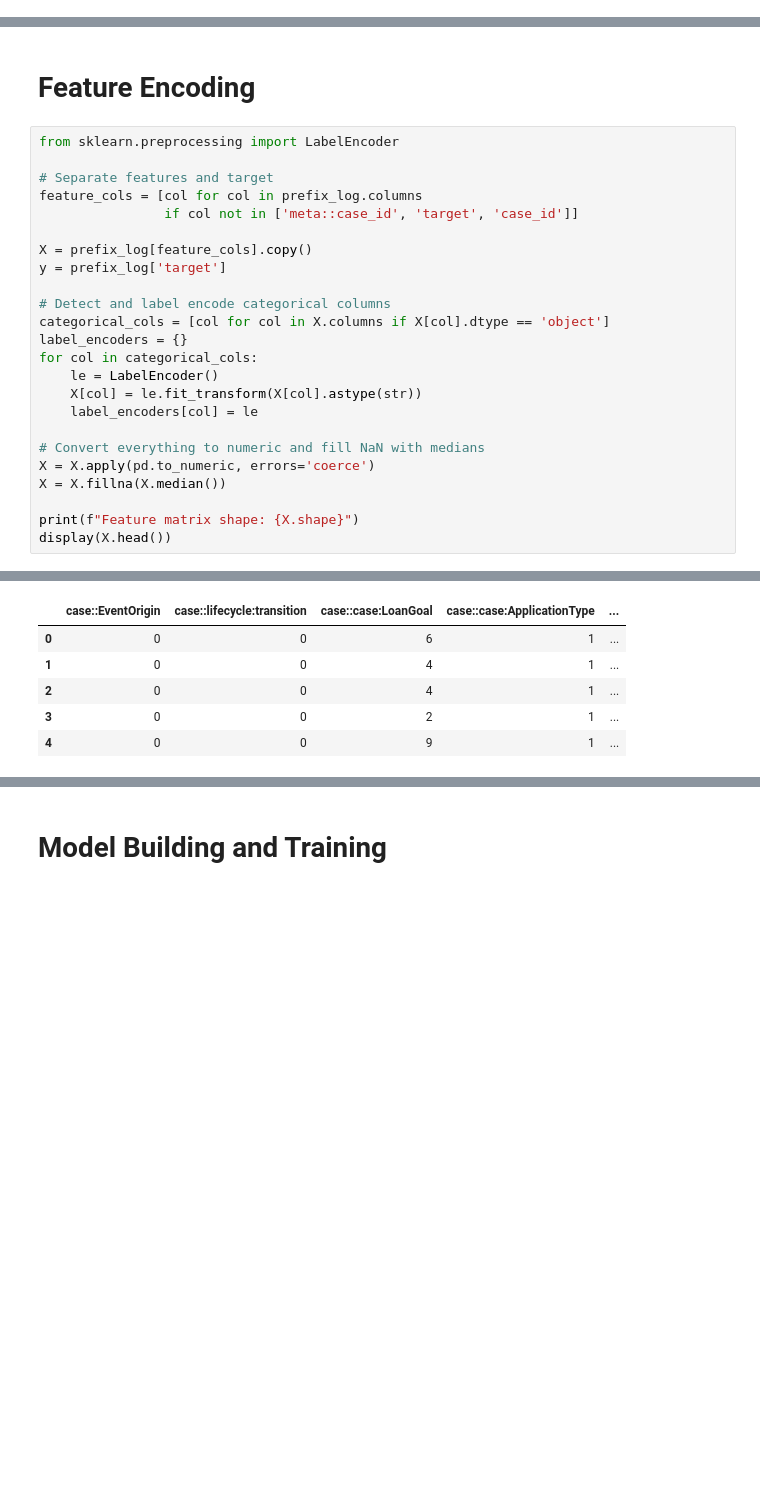
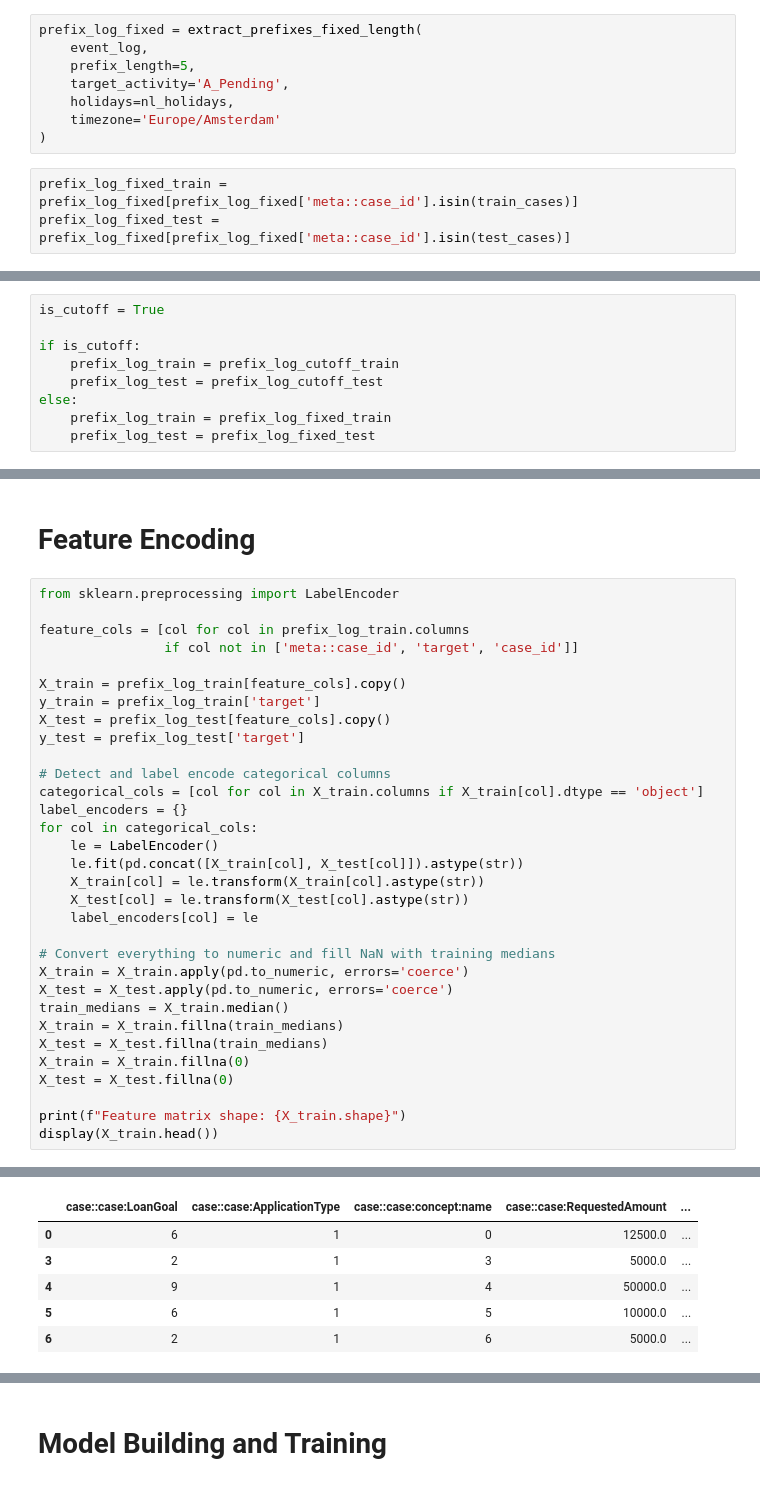
Before and after one commit to samuellukaswidmer/Bachelors-Thesis, a Jupyter notebook: predictive_monitoring_bpic17.ipynb, the cells around one changed output, grey strips where cells are left out. Cells and saved outputs as stored; diff of their text form; blank space fills up the shorter version.

```diff
--- a/predictive_monitoring_bpic17.ipynb
+++ b/predictive_monitoring_bpic17.ipynb
@@ -214,0 +235,11 @@ print(prefix_log["meta::case_id"].nunique())
+# %%
+prefix_log_fixed = extract_prefixes_fixed_length(
+    event_log,
+    prefix_length=5,
+    target_activity='A_Pending',
+    holidays=nl_holidays,
+    timezone='Europe/Amsterdam'
+)
+# %%
+prefix_log_fixed_train = prefix_log_fixed[prefix_log_fixed['meta::case_id'].isin(train_cases)]
+prefix_log_fixed_test = prefix_log_fixed[prefix_log_fixed['meta::case_id'].isin(test_cases)]
@@ -215 +248,10 @@ print(prefix_log["meta::case_id"].nunique())
+# %%
+is_cutoff = True
+
+if is_cutoff:
+    prefix_log_train = prefix_log_cutoff_train
+    prefix_log_test = prefix_log_cutoff_test
+else:
+    prefix_log_train = prefix_log_fixed_train
+    prefix_log_test = prefix_log_fixed_test
 # %%
@@ -233,25 +275,33 @@ display(prefix_log)
 # %%
 from sklearn.preprocessing import LabelEncoder
 
-# Separate features and target
-feature_cols = [col for col in prefix_log.columns
+feature_cols = [col for col in prefix_log_train.columns
                 if col not in ['meta::case_id', 'target', 'case_id']]
 
-X = prefix_log[feature_cols].copy()
-y = prefix_log['target']
+X_train = prefix_log_train[feature_cols].copy()
+y_train = prefix_log_train['target']
+X_test = prefix_log_test[feature_cols].copy()
+y_test = prefix_log_test['target']
 
 # Detect and label encode categorical columns
-categorical_cols = [col for col in X.columns if X[col].dtype == 'object']
+categorical_cols = [col for col in X_train.columns if X_train[col].dtype == 'object']
 label_encoders = {}
 for col in categorical_cols:
     le = LabelEncoder()
-    X[col] = le.fit_transform(X[col].astype(str))
+    le.fit(pd.concat([X_train[col], X_test[col]]).astype(str))
+    X_train[col] = le.transform(X_train[col].astype(str))
+    X_test[col] = le.transform(X_test[col].astype(str))
     label_encoders[col] = le
 
-# Convert everything to numeric and fill NaN with medians
-X = X.apply(pd.to_numeric, errors='coerce')
-X = X.fillna(X.median())
+# Convert everything to numeric and fill NaN with training medians
+X_train = X_train.apply(pd.to_numeric, errors='coerce')
+X_test = X_test.apply(pd.to_numeric, errors='coerce')
+train_medians = X_train.median()
+X_train = X_train.fillna(train_medians)
+X_test = X_test.fillna(train_medians)
+X_train = X_train.fillna(0)
+X_test = X_test.fillna(0)
 
-print(f"Feature matrix shape: {X.shape}")
-display(X.head())
+print(f"Feature matrix shape: {X_train.shape}")
+display(X_train.head())
 # %% [output]
@@ -259,6 +309,6 @@ Feature matrix shape: (16882, 53)
-|  | case::EventOrigin | case::lifecycle:transition | case::case:LoanGoal | case::case:ApplicationType | ... |
-| 0 | 0 | 0 | 6 | 1 | ... |
-| 1 | 0 | 0 | 4 | 1 | ... |
-| 2 | 0 | 0 | 4 | 1 | ... |
-| 3 | 0 | 0 | 2 | 1 | ... |
-| 4 | 0 | 0 | 9 | 1 | ... |
+|  | case::case:LoanGoal | case::case:ApplicationType | case::case:concept:name | case::case:RequestedAmount | ... |
+| 0 | 6 | 1 | 0 | 12500.0 | ... |
+| 3 | 2 | 1 | 3 | 5000.0 | ... |
+| 4 | 9 | 1 | 4 | 50000.0 | ... |
+| 5 | 6 | 1 | 5 | 10000.0 | ... |
+| 6 | 2 | 1 | 6 | 5000.0 | ... |
```
Also changed, not shown: parts of 38 cells of this notebook, 8 other files.
